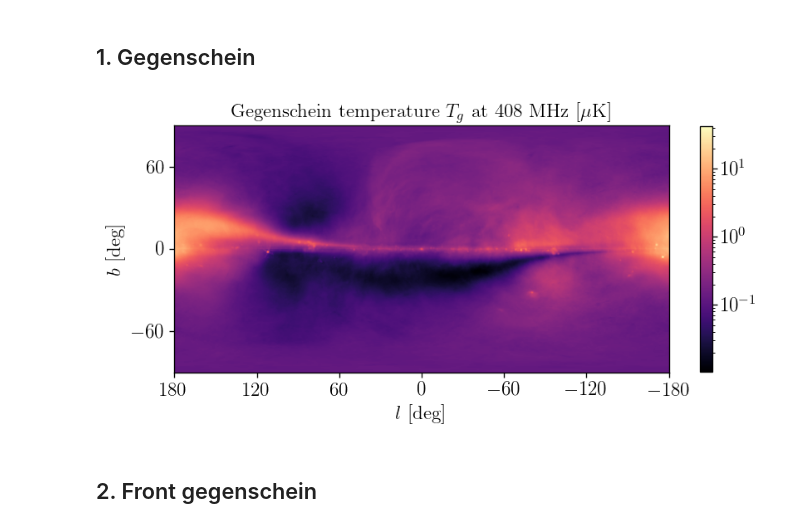
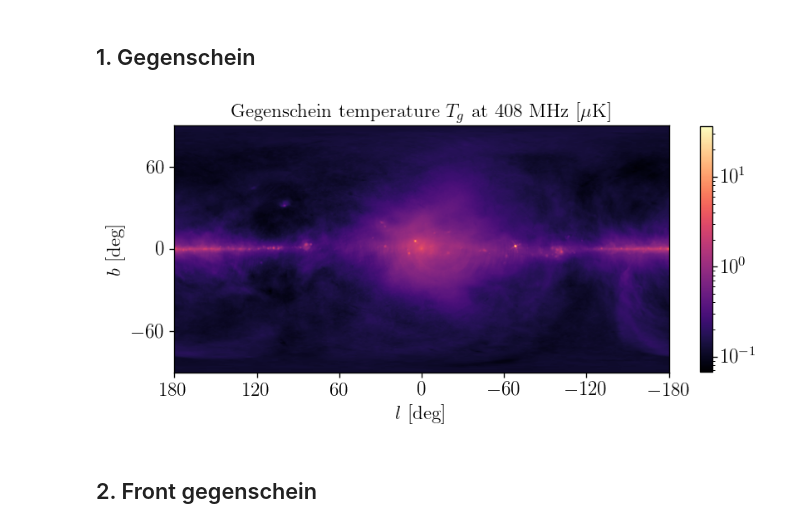
Before and after one commit to yitiansun/axion-mirror, a Jupyter notebook: notebooks/gsr_3D.ipynb, the cells around one changed output. Drawn from its saved outputs; the diff is of its cells as text; code cells hidden in the pictures.

```diff
--- a/notebooks/gsr_3D.ipynb
+++ b/notebooks/gsr_3D.ipynb
@@ -112,6 +112,7 @@ haslam_dsds_map = hp.pixelfunc.get_interp_val(
     haslam_dsds_map_hp, np.rad2deg(l_grid), np.rad2deg(b_grid), lonlat=True
 )
 norm_map = haslam_dsds_map / I_src_map
+anti_norm_map = antipodal_lb_map(norm_map)
 # %%
 # units
 # norm * int p dx_s = T
@@ -156,7 +157,7 @@ def Ig_slice(xs_start, xs_end, xd_start, xd_end):
     ], axis=-1)
     rho_map = rho_NFW(Gr(lbd_flat)).reshape(n_b_pix, n_l_pix)
 
-    slice_map = power_density_map * rho_map * dxs * dxd * kpc * norm_map
+    slice_map = power_density_map * rho_map * dxs * dxd * kpc * anti_norm_map
 
     smooth_r = jnp.arcsin(jnp.sin(2*sigmad_over_c) * (xs + xd) / xs) # [rad]
     kernel = jnp.exp(-kernel_angle_dist_sq / (2*smooth_r**2))
@@ -176,7 +177,7 @@ def Ig_map(theta_i0):
 
     return full_map
 # %%
-Tg_intg_map = prefac(nu_haslam) * Ig_full_map(theta_i0=2*jnp.pi/3)
+Tg_intg_map = prefac(nu_haslam) * Ig_map(theta_i0=2*jnp.pi/3)
 # %%
 with h5py.File(f"../outputs/gsr/Tg_408MHz_field{scheme}.h5", 'w') as hf:
     hf.create_dataset('b_edge_s', data=np.array(b_edge_s))
@@ -185,9 +186,9 @@ with h5py.File(f"../outputs/gsr/Tg_408MHz_field{scheme}.h5", 'w') as hf:
     hf.create_dataset('l_s', data=np.array(l_s))
     hf.create_dataset('Tg', data=np.array(Tg_intg_map))
 # %%
-plot_lb(1e6*Ig_full_intg_map*prefac(nu_haslam), title=r'Gegenschein temperature $T_{g}$ at 408 MHz [$\mu$K]')
+plot_lb(1e6*Tg_intg_map, title=r'Gegenschein temperature $T_{g}$ at 408 MHz [$\mu$K]')
 # %% [output]
-[figure, old version]
+[figure, new version]
 # %% [markdown]
 ## 2. Front gegenschein
 # %%
```
Also changed, not shown: parts of 13 cells of this notebook, 24 other files.
